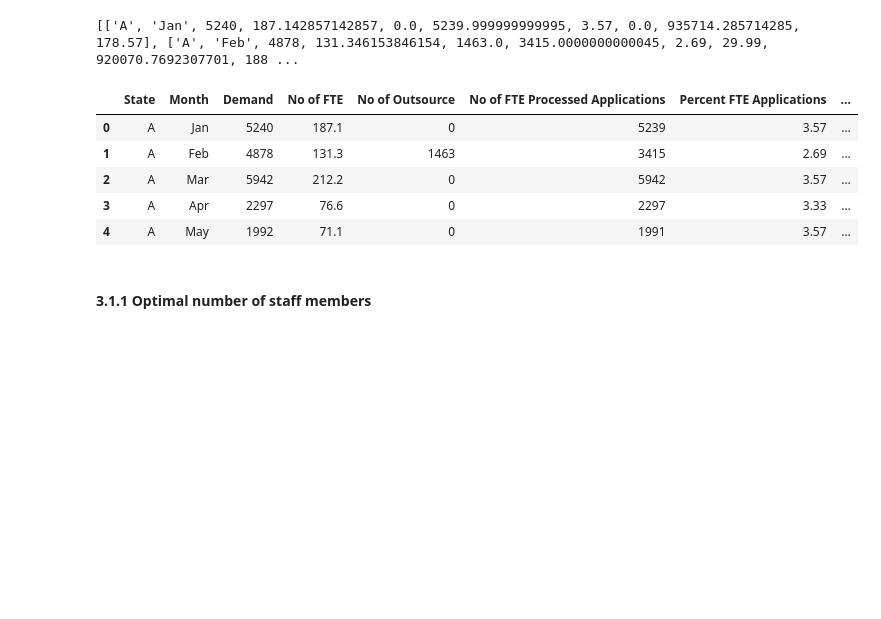
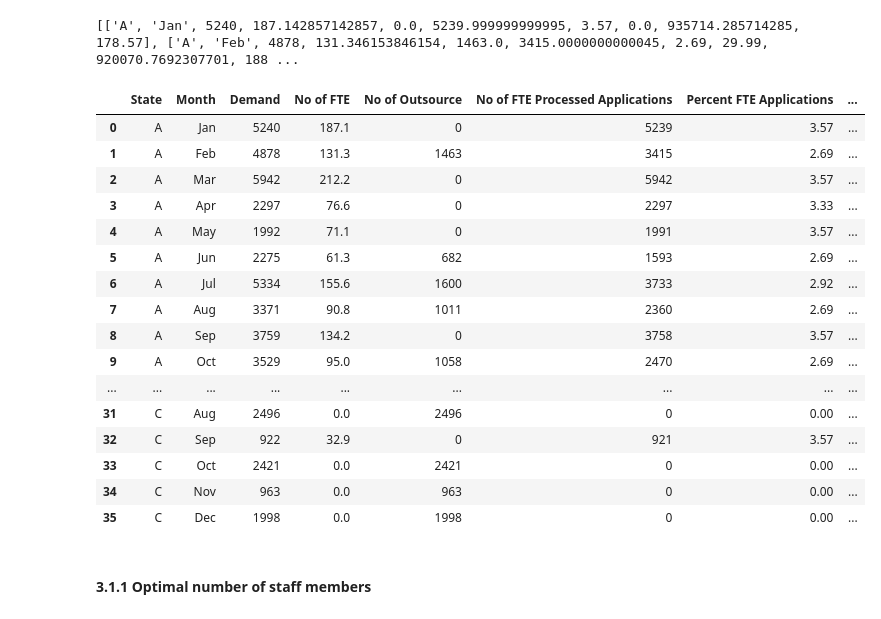
Before and after one commit to VaibhavBhargava2506/Staff-Planning-Case-Study, a Jupyter notebook: Staff Planning Case Study.ipynb, the cells around one changed output. Drawn from its saved outputs; the diff is of its cells as text; code cells hidden in the pictures; blank space fills up the shorter version.

```diff
--- a/Staff Planning Case Study.ipynb
+++ b/Staff Planning Case Study.ipynb
@@ -619,16 +619,27 @@ Output_Worst['No of FTE Processed Applications'] = Output_Worst['No of FTE Proce
 
 Output_Worst = Output_Worst.round({"No of FTE":1, "No of Outsource":0, "Estimated Cost in mn $":1})
 # %%
-#Printing top 5 Rows of Final dataframe
+#Printing Final dataframe
 
-Output_Worst.head()
+Output_Worst
 # %% [output]
 |  | State | Month | Demand | No of FTE | No of Outsource | No of FTE Processed Applications | Percent FTE Applications | ... |
 | 0 | A | Jan | 5240 | 187.1 | 0 | 5239 | 3.57 | ... |
 | 1 | A | Feb | 4878 | 131.3 | 1463 | 3415 | 2.69 | ... |
 | 2 | A | Mar | 5942 | 212.2 | 0 | 5942 | 3.57 | ... |
 | 3 | A | Apr | 2297 | 76.6 | 0 | 2297 | 3.33 | ... |
 | 4 | A | May | 1992 | 71.1 | 0 | 1991 | 3.57 | ... |
+| 5 | A | Jun | 2275 | 61.3 | 682 | 1593 | 2.69 | ... |
+| 6 | A | Jul | 5334 | 155.6 | 1600 | 3733 | 2.92 | ... |
+| 7 | A | Aug | 3371 | 90.8 | 1011 | 2360 | 2.69 | ... |
+| 8 | A | Sep | 3759 | 134.2 | 0 | 3758 | 3.57 | ... |
+| 9 | A | Oct | 3529 | 95.0 | 1058 | 2470 | 2.69 | ... |
+| ... | ... | ... | ... | ... | ... | ... | ... | ... |
+| 31 | C | Aug | 2496 | 0.0 | 2496 | 0 | 0.00 | ... |
+| 32 | C | Sep | 922 | 32.9 | 0 | 921 | 3.57 | ... |
+| 33 | C | Oct | 2421 | 0.0 | 2421 | 0 | 0.00 | ... |
+| 34 | C | Nov | 963 | 0.0 | 963 | 0 | 0.00 | ... |
+| 35 | C | Dec | 1998 | 0.0 | 1998 | 0 | 0.00 | ... |
 # %% [markdown]
 #### 3.1.1 Optimal number of staff members
 # %%
```
Also changed, not shown: parts of 5 cells of this notebook, 3 other files.
